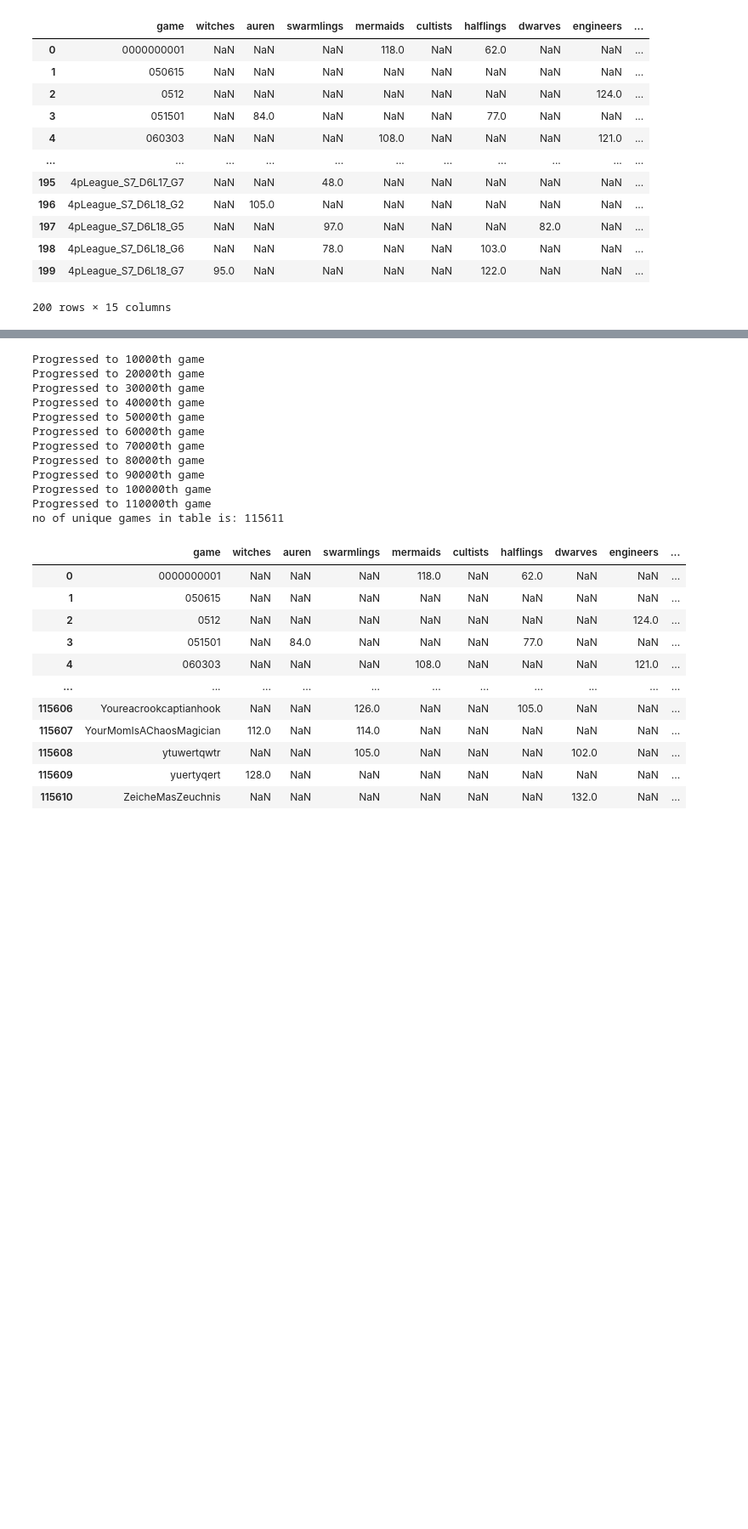
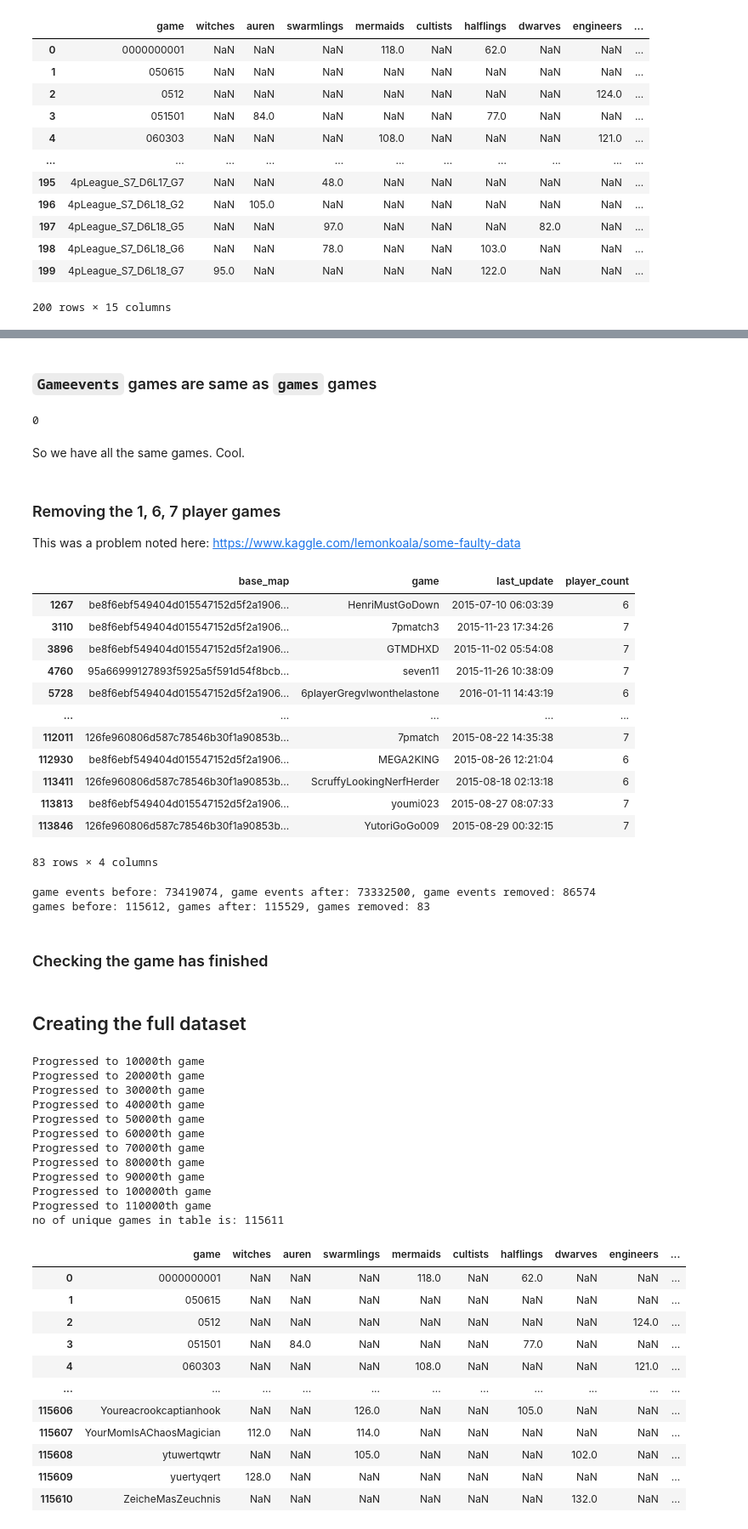
Before and after one commit to guyreading/terrabot, a Jupyter notebook: faction-picker-bot/creatingVPdata.ipynb, the cells around one changed output, grey strips where cells are left out. Shown at 85% size. Cells and saved outputs as stored; diff of their text form; code cells hidden in the pictures; blank space fills up the shorter version.

```diff
--- a/faction-picker-bot/creatingVPdata.ipynb
+++ b/faction-picker-bot/creatingVPdata.ipynb
@@ -284 +578,45 @@ Looks good! Let's try it with the real thing
+# %% [markdown]
+### `Gameevents` games are same as `games` games
+# %%
+# games from game_events are in games:
+gamesymmetricdif = set(gameslist) ^ set(games['game'])
+len(gamesymmetricdif)
+# %% [output]
+0
+# %% [markdown]
+So we have all the same games. Cool.
+# %% [markdown]
+### Removing the 1, 6, 7 player games
+This was a problem noted here: https://www.kaggle.com/lemonkoala/some-faulty-data
+# %%
+badgames = games[games["player_count"].isin([1, 6, 7])]
+badgames
+# %% [output]
+|  | base_map | game | last_update | player_count |
+| 1267 | be8f6ebf549404d015547152d5f2a1906... | HenriMustGoDown | 2015-07-10 06:03:39 | 6 |
+| 3110 | be8f6ebf549404d015547152d5f2a1906... | 7pmatch3 | 2015-11-23 17:34:26 | 7 |
+| 3896 | be8f6ebf549404d015547152d5f2a1906... | GTMDHXD | 2015-11-02 05:54:08 | 7 |
+| 4760 | 95a66999127893f5925a5f591d54f8bcb... | seven11 | 2015-11-26 10:38:09 | 7 |
+| 5728 | be8f6ebf549404d015547152d5f2a1906... | 6playerGregvlwonthelastone | 2016-01-11 14:43:19 | 6 |
+| ... | ... | ... | ... | ... |
+| 112011 | 126fe960806d587c78546b30f1a90853b... | 7pmatch | 2015-08-22 14:35:38 | 7 |
+| 112930 | be8f6ebf549404d015547152d5f2a1906... | MEGA2KING | 2015-08-26 12:21:04 | 6 |
+| 113411 | 126fe960806d587c78546b30f1a90853b... | ScruffyLookingNerfHerder | 2015-08-18 02:13:18 | 6 |
+| 113813 | be8f6ebf549404d015547152d5f2a1906... | youmi023 | 2015-08-27 08:07:33 | 7 |
+| 113846 | 126fe960806d587c78546b30f1a90853b... | YutoriGoGo009 | 2015-08-29 00:32:15 | 7 |
+83 rows × 4 columns
+# %%
+badgameslist = badgames['game']
+gameeventsfil = gameevents[~gameevents['game'].isin(badgameslist)]
+gamesfil = games[~games['game'].isin(badgameslist)]
+
+print(f'game events before: {len(gameevents)}, game events after: {len(gameeventsfil)}, game events removed: {len(gameevents)-len(gameeventsfil)}')
+print(f'games before: {len(games)}, games after: {len(gamesfil)}, games removed: {len(games)-len(gamesfil)}')
+# %% [output]
+game events before: 73419074, game events after: 73332500, game events removed: 86574
+games before: 115612, games after: 115529, games removed: 83
+# %% [markdown]
+### Checking the game has finished
+# %% [markdown]
+## Creating the full dataset <a name="fullDataset"></a>
 # %%
```
Also changed, not shown: parts of 42 cells of this notebook.
